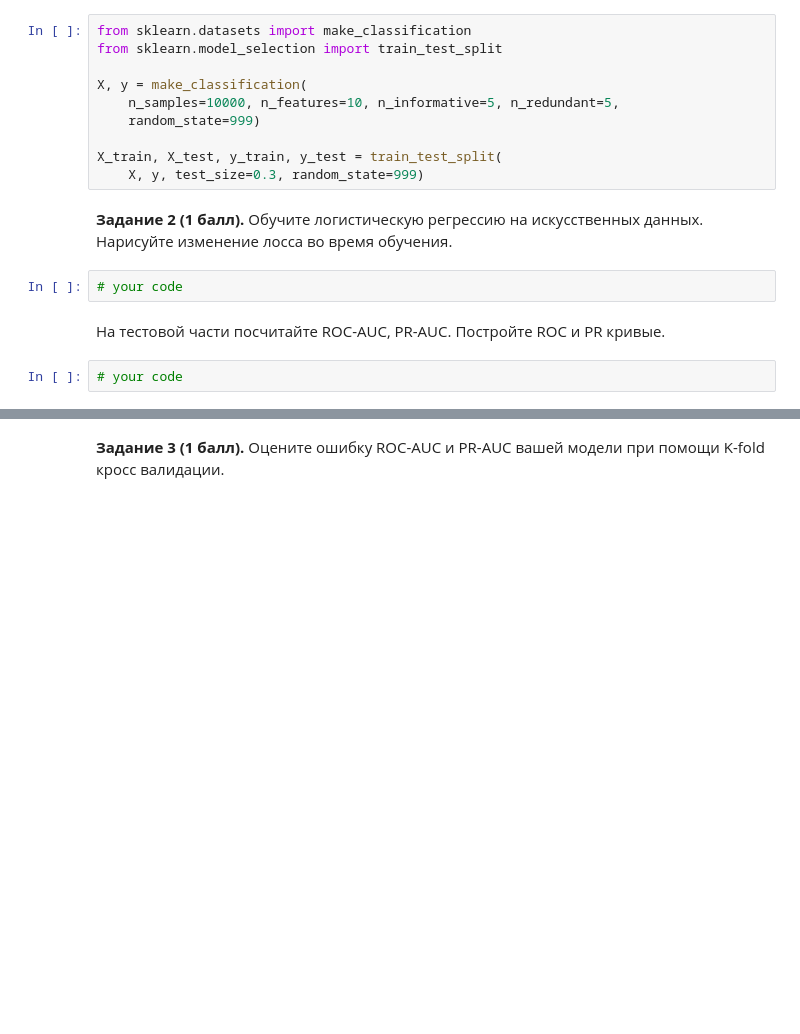
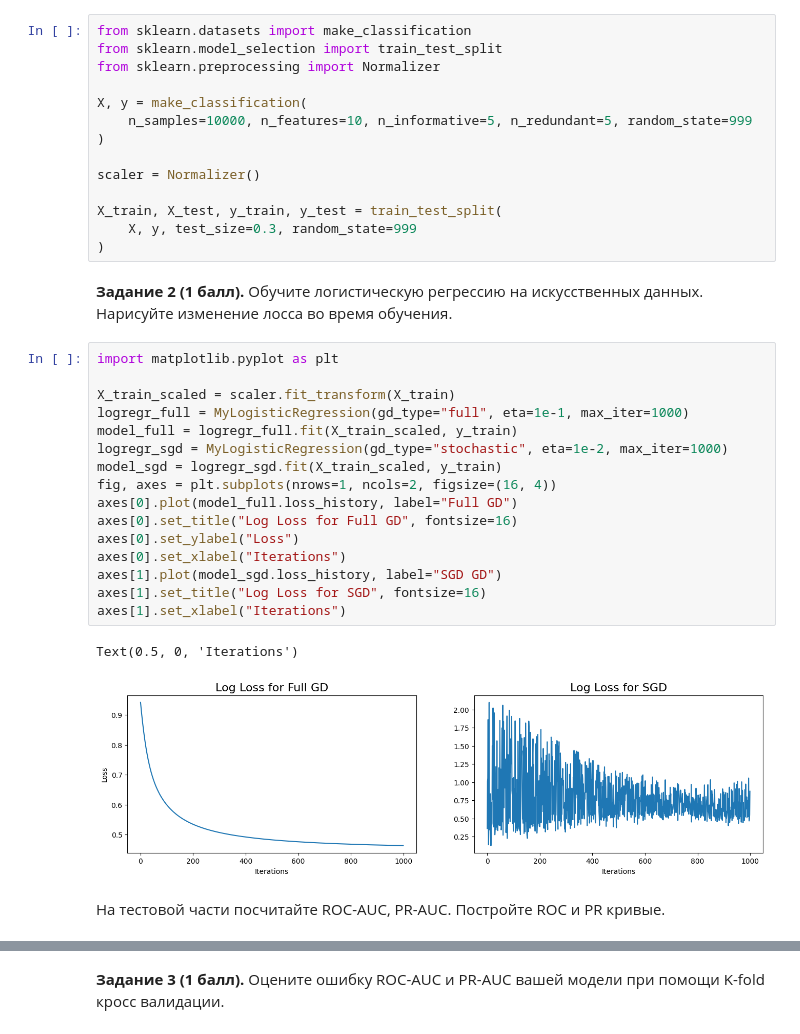
Before and after one commit to fitlemon/math_for_ds, a Jupyter notebook: Module6/14_hw_additional.ipynb, the cells around one changed output, grey strips where cells are left out. Saved outputs shown, nothing was run; the diff lists cells and outputs as text; blank space fills up the shorter version.

```diff
--- a/Module6/14_hw_additional.ipynb
+++ b/Module6/14_hw_additional.ipynb
@@ -149,18 +202,37 @@ class MyLogisticRegression(BaseEstimator):
 # %%
 from sklearn.datasets import make_classification
 from sklearn.model_selection import train_test_split
+from sklearn.preprocessing import Normalizer
 
 X, y = make_classification(
-    n_samples=10000, n_features=10, n_informative=5, n_redundant=5,
-    random_state=999)
+    n_samples=10000, n_features=10, n_informative=5, n_redundant=5, random_state=999
+)
+
+scaler = Normalizer()
 
 X_train, X_test, y_train, y_test = train_test_split(
-    X, y, test_size=0.3, random_state=999)
+    X, y, test_size=0.3, random_state=999
+)
 # %% [markdown]
 **Задание 2 (1 балл).** Обучите логистическую регрессию на искусственных данных. Нарисуйте изменение лосса во время обучения.
-# %%
-# your code
+# %%
+import matplotlib.pyplot as plt
+
+X_train_scaled = scaler.fit_transform(X_train)
+logregr_full = MyLogisticRegression(gd_type="full", eta=1e-1, max_iter=1000)
+model_full = logregr_full.fit(X_train_scaled, y_train)
+logregr_sgd = MyLogisticRegression(gd_type="stochastic", eta=1e-2, max_iter=1000)
+model_sgd = logregr_sgd.fit(X_train_scaled, y_train)
+fig, axes = plt.subplots(nrows=1, ncols=2, figsize=(16, 4))
+axes[0].plot(model_full.loss_history, label="Full GD")
+axes[0].set_title("Log Loss for Full GD", fontsize=16)
+axes[0].set_ylabel("Loss")
+axes[0].set_xlabel("Iterations")
+axes[1].plot(model_sgd.loss_history, label="SGD GD")
+axes[1].set_title("Log Loss for SGD", fontsize=16)
+axes[1].set_xlabel("Iterations")
+# %% [output]
+Text(0.5, 0, 'Iterations')
+[figure, added]
 # %% [markdown]
 На тестовой части посчитайте ROC-AUC, PR-AUC. Постройте ROC и PR кривые.
-# %%
-# your code
```
Also changed, not shown: parts of 7 cells of this notebook, 3 other files.
